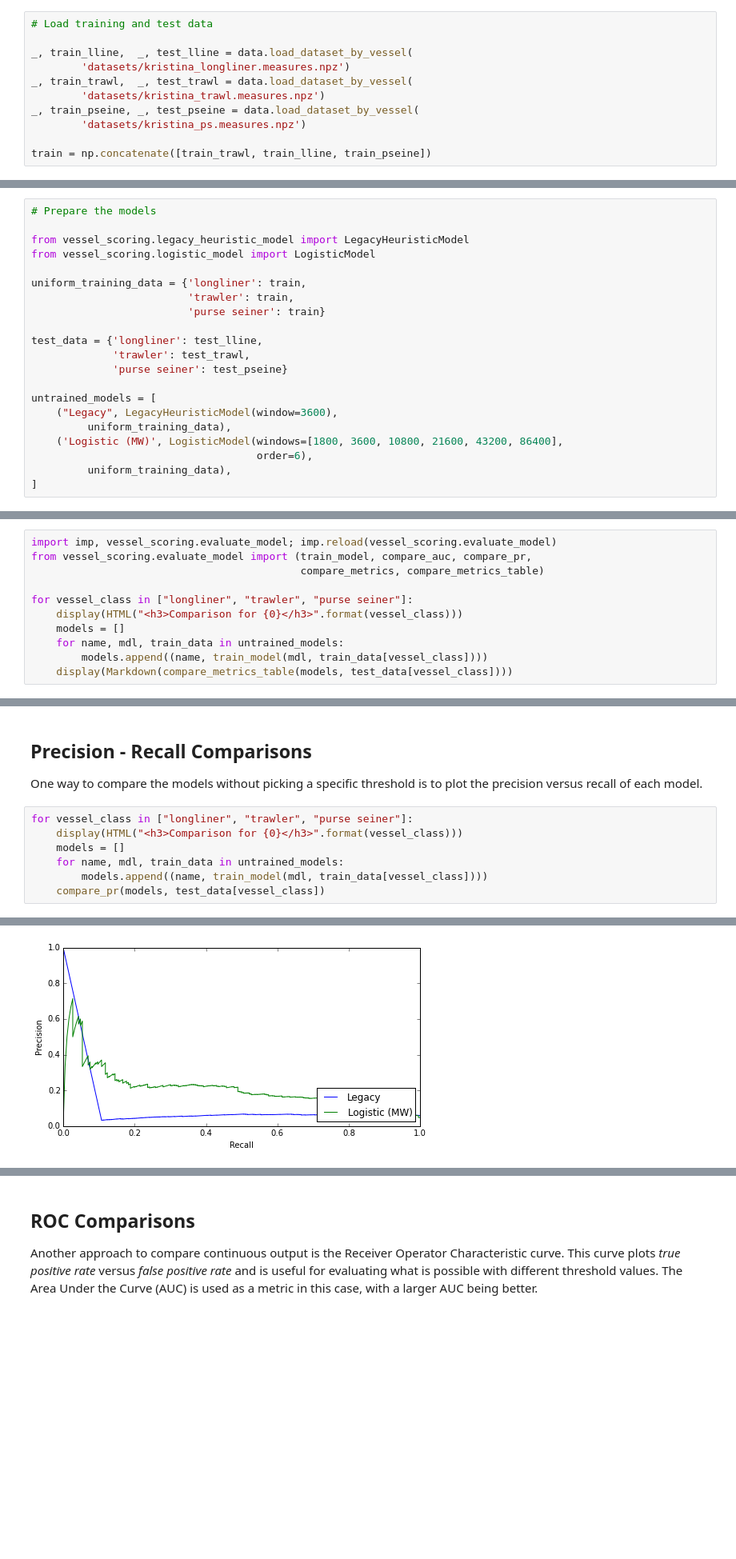
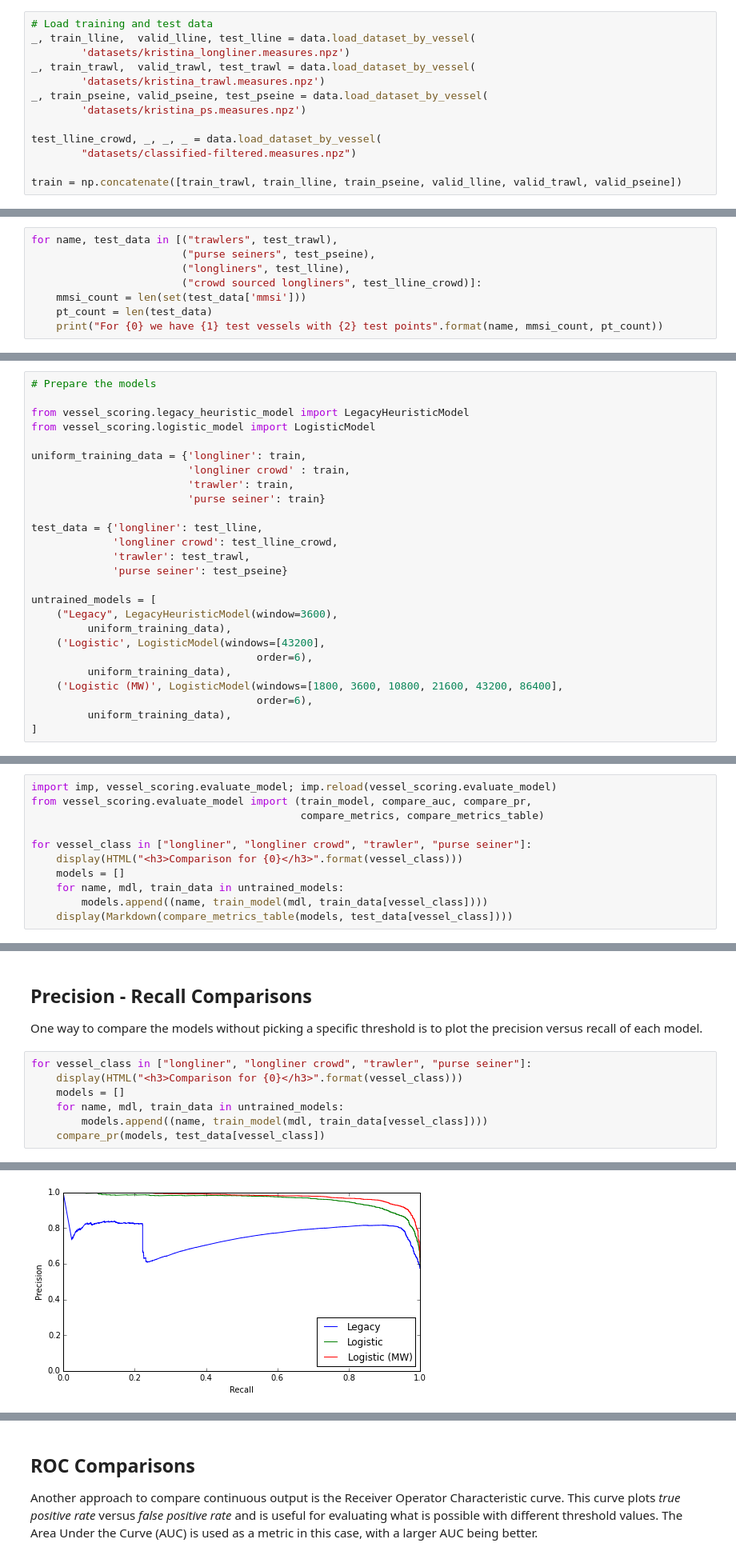
Before and after one commit to GlobalFishingWatch/vessel-scoring, a Jupyter notebook: Model Comparisons.ipynb, the cells around one changed output, grey strips where cells are left out. Shown: that part at 80% size. Cells and saved outputs as stored; diff of their text form; blank space fills up the shorter version.

Commit message:
Info on ground truth numbers; vanilla and MW logistic; show alex test results

```diff
--- a/Model Comparisons.ipynb
+++ b/Model Comparisons.ipynb
@@ -12,12 +15,14 @@ from IPython.core.display import display, HTML, Markdown
 from sklearn import metrics
 # %%
 # Load training and test data
-
-_, train_lline,  _, test_lline = data.load_dataset_by_vessel(
+_, train_lline,  valid_lline, test_lline = data.load_dataset_by_vessel(
         'datasets/kristina_longliner.measures.npz')
-_, train_trawl,  _, test_trawl = data.load_dataset_by_vessel(
+_, train_trawl,  valid_trawl, test_trawl = data.load_dataset_by_vessel(
         'datasets/kristina_trawl.measures.npz')
-_, train_pseine, _, test_pseine = data.load_dataset_by_vessel(
+_, train_pseine, valid_pseine, test_pseine = data.load_dataset_by_vessel(
         'datasets/kristina_ps.measures.npz')
 
-train = np.concatenate([train_trawl, train_lline, train_pseine])
+test_lline_crowd, _, _, _ = data.load_dataset_by_vessel(
+        "datasets/classified-filtered.measures.npz")
+
+train = np.concatenate([train_trawl, train_lline, train_pseine, valid_lline, valid_trawl, valid_pseine])
@@ -23,0 +40,8 @@ train = np.concatenate([train_trawl, train_lline, train_pseine])
+# %%
+for name, test_data in [("trawlers", test_trawl),
+                        ("purse seiners", test_pseine),
+                        ("longliners", test_lline),
+                        ("crowd sourced longliners", test_lline_crowd)]:
+    mmsi_count = len(set(test_data['mmsi']))
+    pt_count = len(test_data)
+    print("For {0} we have {1} test vessels with {2} test points".format(name, mmsi_count, pt_count))
@@ -28,16 +57,21 @@ from vessel_scoring.legacy_heuristic_model import LegacyHeuristicModel
 from vessel_scoring.logistic_model import LogisticModel
 
 uniform_training_data = {'longliner': train,
+                         'longliner crowd' : train,
                          'trawler': train,
                          'purse seiner': train}
 
 test_data = {'longliner': test_lline,
+             'longliner crowd': test_lline_crowd,
              'trawler': test_trawl,
              'purse seiner': test_pseine}
 
 untrained_models = [
     ("Legacy", LegacyHeuristicModel(window=3600),
          uniform_training_data),
+    ('Logistic', LogisticModel(windows=[43200],
+                                    order=6),
+         uniform_training_data),
     ('Logistic (MW)', LogisticModel(windows=[1800, 3600, 10800, 21600, 43200, 86400],
                                     order=6),
          uniform_training_data),
@@ -55,7 +89,7 @@ import imp, vessel_scoring.evaluate_model; imp.reload(vessel_scoring.evaluate_mo
 from vessel_scoring.evaluate_model import (train_model, compare_auc, compare_pr,
                                            compare_metrics, compare_metrics_table)
 
-for vessel_class in ["longliner", "trawler", "purse seiner"]:
+for vessel_class in ["longliner", "longliner crowd", "trawler", "purse seiner"]:
     display(HTML("<h3>Comparison for {0}</h3>".format(vessel_class)))
     models = []
     for name, mdl, train_data in untrained_models:
@@ -83,7 +126,7 @@ Comparison for purse seiner
 One way to compare the models without picking a specific threshold is
 to plot the precision versus recall of each model.
 # %%
-for vessel_class in ["longliner", "trawler", "purse seiner"]:
+for vessel_class in ["longliner", "longliner crowd", "trawler", "purse seiner"]:
     display(HTML("<h3>Comparison for {0}</h3>".format(vessel_class)))
     models = []
     for name, mdl, train_data in untrained_models:
@@ -98 +141 @@ Comparison for purse seiner
-[figure, old version]
+[figure, new version]
```
Also changed, not shown: parts of 7 cells of this notebook.
